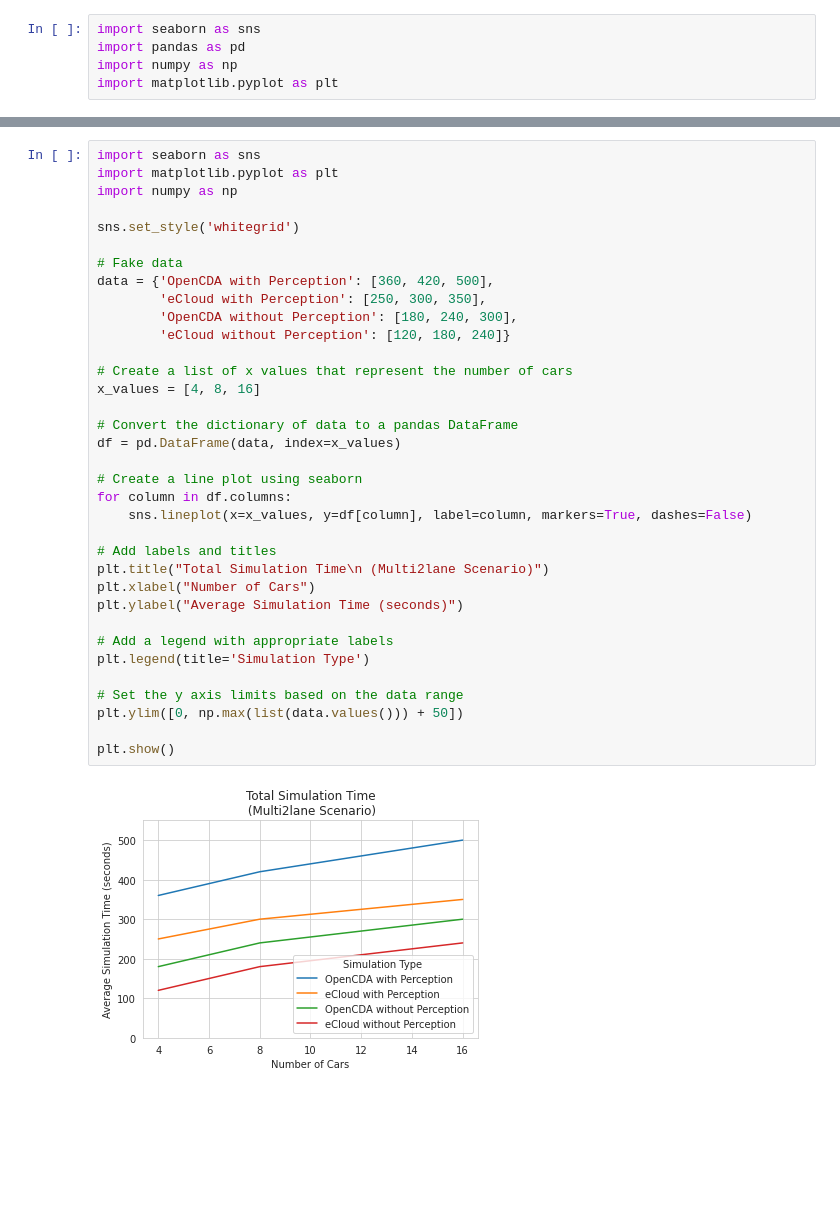
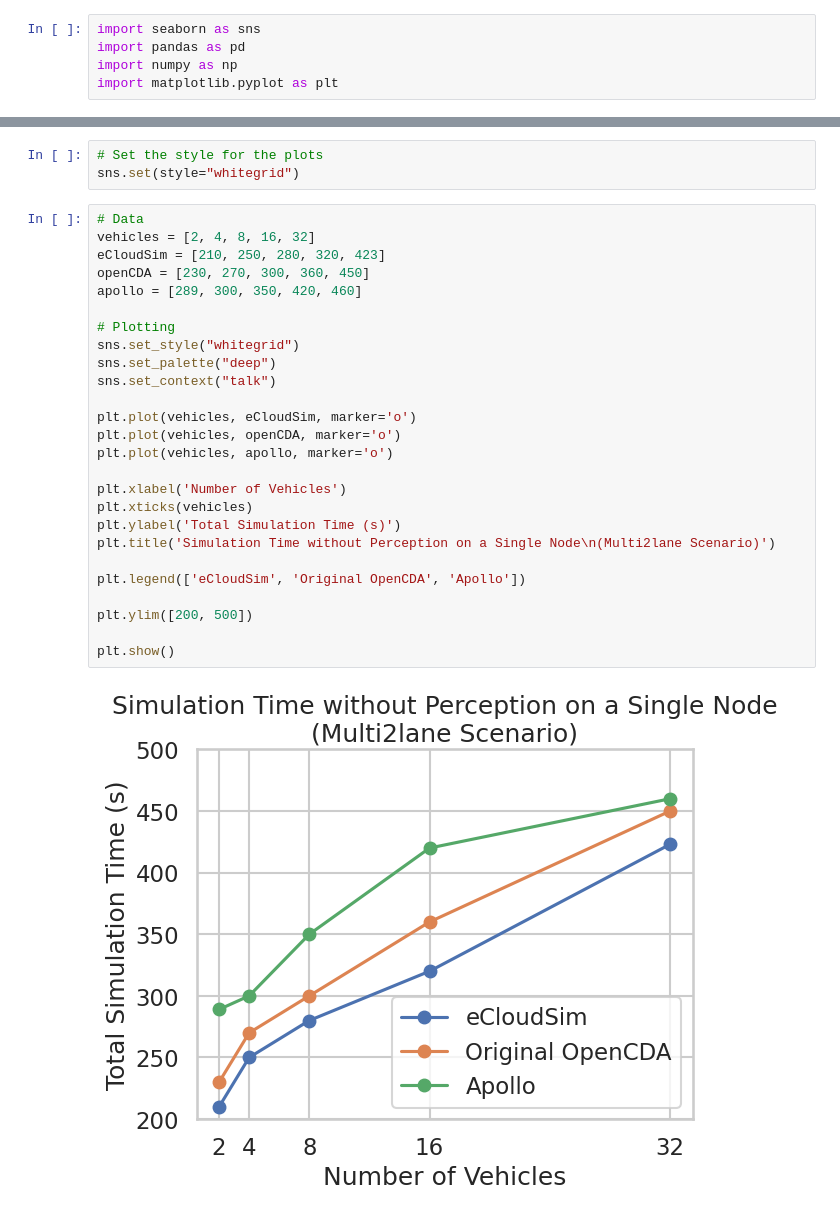
Before and after one commit to tlandle/eCloudSim, a Jupyter notebook: create_eval_charts.ipynb, the cells around one changed output, grey strips where cells are left out. Saved outputs shown, nothing was run; the diff lists cells and outputs as text; blank space fills up the shorter version.

Commit message:
added mock charts

```diff
--- a/create_eval_charts.ipynb
+++ b/create_eval_charts.ipynb
@@ -23,37 +27,31 @@ plt.show()
-# %%
-import seaborn as sns
-import matplotlib.pyplot as plt
-import numpy as np
-
-sns.set_style('whitegrid')
-
-# Fake data
-data = {'OpenCDA with Perception': [360, 420, 500],
-        'eCloud with Perception': [250, 300, 350],
-        'OpenCDA without Perception': [180, 240, 300],
-        'eCloud without Perception': [120, 180, 240]}
-
-# Create a list of x values that represent the number of cars
-x_values = [4, 8, 16]
-
-# Convert the dictionary of data to a pandas DataFrame
-df = pd.DataFrame(data, index=x_values)
-
-# Create a line plot using seaborn
-for column in df.columns:
-    sns.lineplot(x=x_values, y=df[column], label=column, markers=True, dashes=False)
-
-# Add labels and titles
-plt.title("Total Simulation Time\n (Multi2lane Scenario)")
-plt.xlabel("Number of Cars")
-plt.ylabel("Average Simulation Time (seconds)")
-
-# Add a legend with appropriate labels
-plt.legend(title='Simulation Type')
-
-# Set the y axis limits based on the data range
-plt.ylim([0, np.max(list(data.values())) + 50])
-
-plt.show()
-# %% [output]
-[figure, removed]
+# %%
+# Set the style for the plots
+sns.set(style="whitegrid")
+# %%
+# Data
+vehicles = [2, 4, 8, 16, 32]
+eCloudSim = [210, 250, 280, 320, 423]
+openCDA = [230, 270, 300, 360, 450]
+apollo = [289, 300, 350, 420, 460]
+
+# Plotting
+sns.set_style("whitegrid")
+sns.set_palette("deep")
+sns.set_context("talk")
+
+plt.plot(vehicles, eCloudSim, marker='o')
+plt.plot(vehicles, openCDA, marker='o')
+plt.plot(vehicles, apollo, marker='o')
+
+plt.xlabel('Number of Vehicles')
+plt.xticks(vehicles)
+plt.ylabel('Total Simulation Time (s)')
+plt.title('Simulation Time without Perception on a Single Node\n(Multi2lane Scenario)')
+
+plt.legend(['eCloudSim', 'Original OpenCDA', 'Apollo'])
+
+plt.ylim([200, 500])
+
+plt.show()
+# %% [output]
+[figure, added]
```
Also changed, not shown: parts of 7 cells of this notebook.
